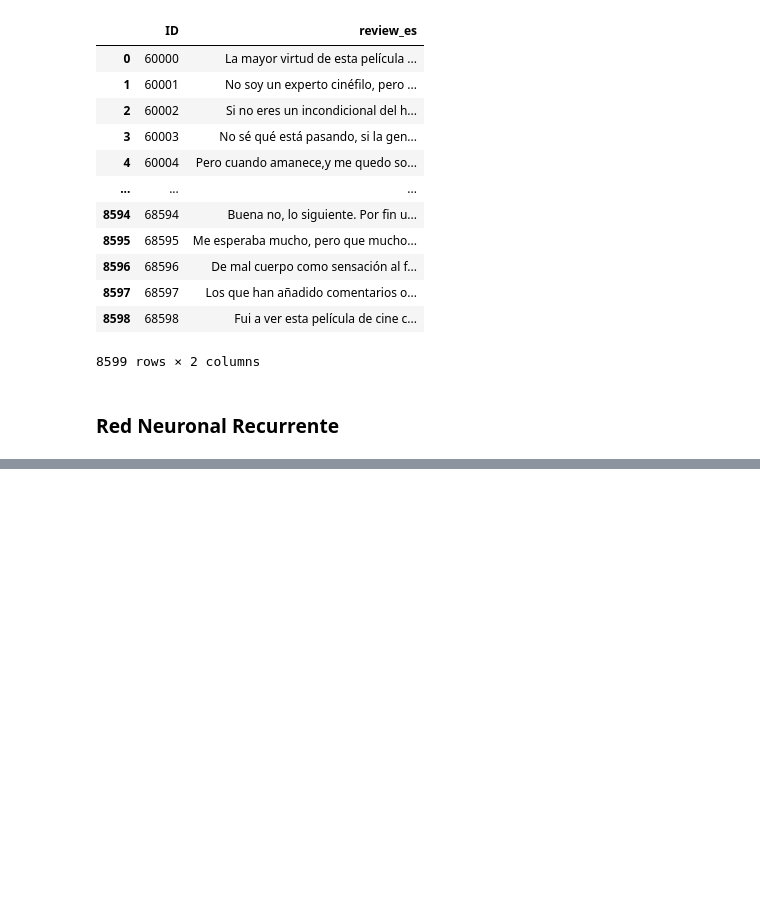
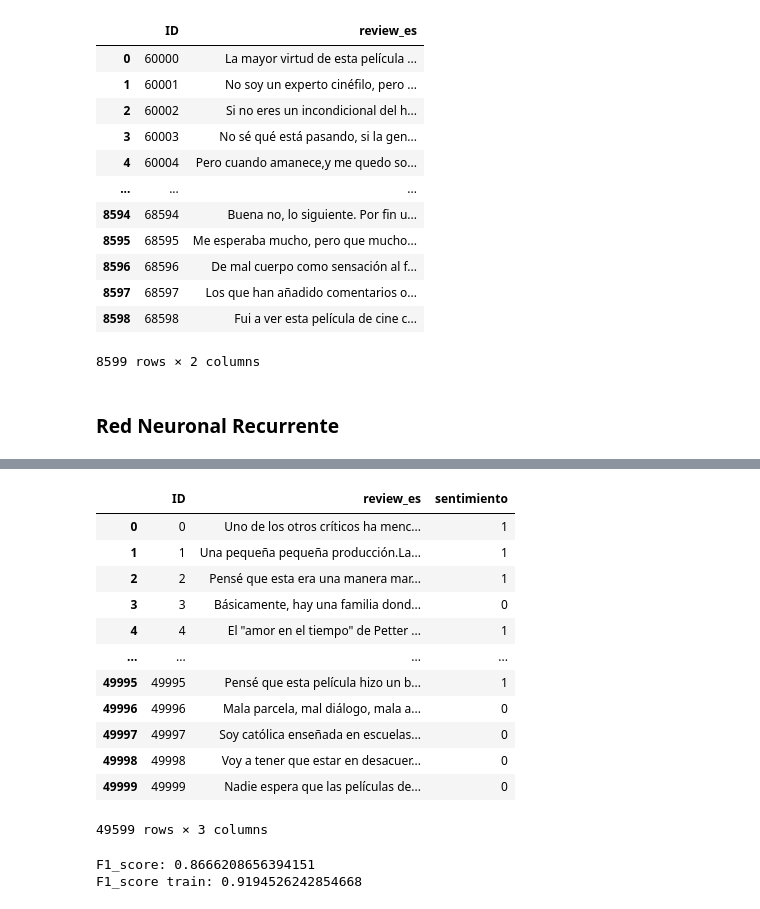
Before and after one commit to JuampiCarosi/7506R-2C2023-GRUPO23, a Jupyter notebook: tp2/7506R_TP2_GRUPO23_ENTREGA.ipynb, the cells around one changed output, grey strips where cells are left out. Cells and saved outputs as stored; diff of their text form; code cells hidden in the pictures; blank space fills up the shorter version.

```diff
--- a/tp2/7506R_TP2_GRUPO23_ENTREGA.ipynb
+++ b/tp2/7506R_TP2_GRUPO23_ENTREGA.ipynb
@@ -865,3 +865,23 @@ tokenizer = Tokenizer(num_words=10000, lower = True)
 tokenizer.fit_on_texts(x_train)
 
 vocabulario = tokenizer.word_index+1
+# %%
+from collections import Counter
+
+df_preprocesado_copy = df.copy()
+train_df, test_df = train_test_split(df, test_size=0.2, random_state=42)
+
+train_dataset = tf.data.Dataset.from_tensor_slices((train_df['review_es'].values, train_df['sentimiento'].values))
+test_dataset = tf.data.Dataset.from_tensor_slices((test_df['review_es'].values, test_df['sentimiento'].values))
+
+def preprocess(X_batch, y_batch):
+    X_batch = tf.strings.substr(X_batch, 0, 300)
+    X_batch = tf.strings.regex_replace(X_batch, b"<br\\s*/?>", b" ")
+    X_batch = tf.strings.regex_replace(X_batch, b"[^a-zA-Z']", b" ")
+    X_batch = tf.strings.split(X_batch)
+    return X_batch.to_tensor(default_value=b"<pad>"), y_batch
+
+vocabulary = Counter()
+for X_batch, y_batch in train_dataset.batch(32).map(preprocess):
+    for review in X_batch:
+        vocabulary.update(list(review.numpy()))
@@ -867,0 +1030,44 @@ vocabulario = tokenizer.word_index+1
+# %%
+df_preprocesado_copy['sentimiento'] = df_preprocesado_copy['sentimiento'].map({'negativo': 0, 'positivo': 1})
+X_train, X_test, y_train, y_test = train_test_split(df_preprocesado_copy['review_es'], df_preprocesado_copy['sentimiento'], test_size=0.2, random_state=42)
+df_preprocesado_copy
+# %% [output]
+|  | ID | review_es | sentimiento |
+| 0 | 0 | Uno de los otros críticos ha menc... | 1 |
+| 1 | 1 | Una pequeña pequeña producción.La... | 1 |
+| 2 | 2 | Pensé que esta era una manera mar... | 1 |
+| 3 | 3 | Básicamente, hay una familia dond... | 0 |
+| 4 | 4 | El "amor en el tiempo" de Petter ... | 1 |
+| ... | ... | ... | ... |
+| 49995 | 49995 | Pensé que esta película hizo un b... | 1 |
+| 49996 | 49996 | Mala parcela, mal diálogo, mala a... | 0 |
+| 49997 | 49997 | Soy católica enseñada en escuelas... | 0 |
+| 49998 | 49998 | Voy a tener que estar en desacuer... | 0 |
+| 49999 | 49999 | Nadie espera que las películas de... | 0 |
+49599 rows × 3 columns
+# %%
+modelo_xg_boost = Pipeline([
+    ('tfidf', TfidfVectorizer(max_features=5000)),
+    ('xgb', XGBClassifier(
+            objective='binary:logistic',
+            n_jobs=-1,
+            random_state=42,
+            colsample_bytree=0.6,
+            subsample=0.6,
+            gamma=0.3,
+            max_depth=5,
+            learning_rate=0.089,
+            min_child_weight=10,
+            n_estimators=700,
+    ))])
+
+modelo_xg_boost.fit(X_train, y_train)
+
+y_pred = modelo_xg_boost.predict(X_test)
+f1 = f1_score(y_test, y_pred)
+print(f'F1_score: {f1}')
+f1_train = f1_score(y_train, modelo_xg_boost.predict(X_train))
+print(f'F1_score train: {f1_train}')
+# %% [output]
+F1_score: 0.8666208656394151
+F1_score train: 0.9194526242854668
```
Also changed, not shown: parts of 26 cells of this notebook.
